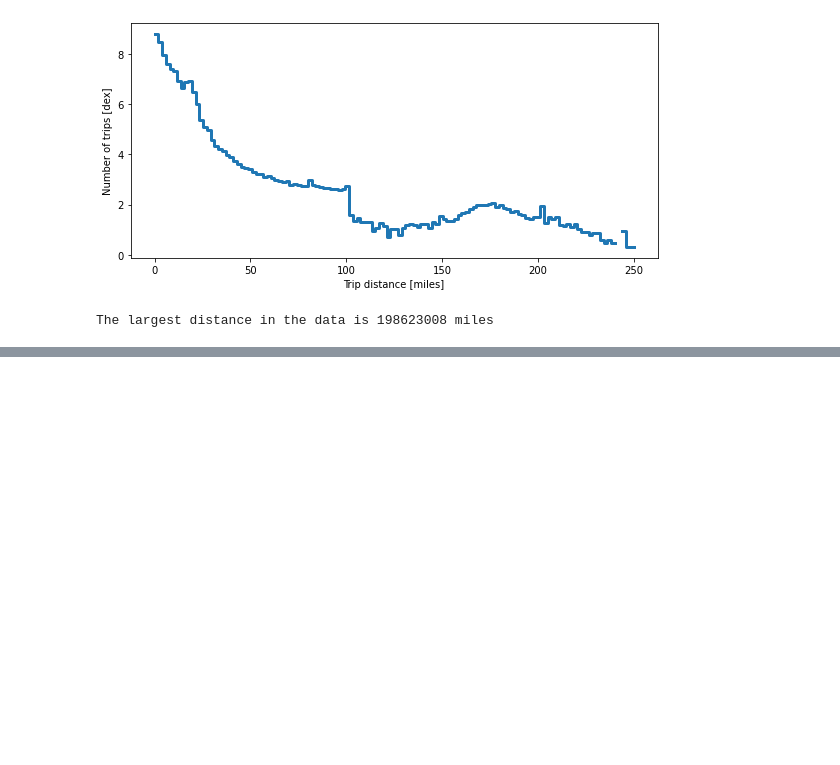
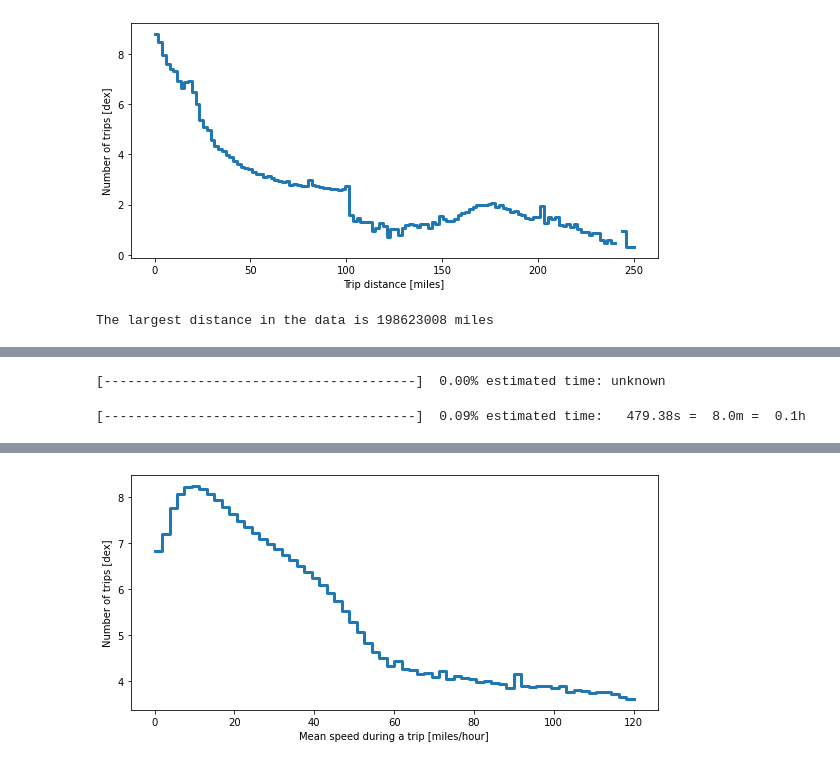
Before and after one commit to JeremyCurmi/poc, a Jupyter notebook: vaex_1000_gb_data/taxi_rides_analysis.ipynb, the cells around one changed output, grey strips where cells are left out. Saved outputs shown, nothing was run; the diff lists cells and outputs as text; code cells hidden in the pictures; blank space fills up the shorter version.

```diff
--- a/vaex_1000_gb_data/taxi_rides_analysis.ipynb
+++ b/vaex_1000_gb_data/taxi_rides_analysis.ipynb
@@ -144,0 +183,10 @@ plt.show()
+# %%
+# Plot the distribution of trip durations
+plt.figure(figsize=(8, 4))
+df_filtered.plot1d('trip_speed_mph', limits=[0, 120], f='log10', shape=64, lw=3, progress=True)
+plt.xlabel('Mean speed during a trip [miles/hour]')
+plt.ylabel('Number of trips [dex]')
+plt.show()
+# %% [output]
+[----------------------------------------]  0.00% estimated time: unknown
+[----------------------------------------]  0.09% estimated time:   479.38s =  8.0m =  0.1h
@@ -144,0 +194 @@ plt.show()
+[figure, added]
```
Also changed, not shown: parts of 27 cells of this notebook.
